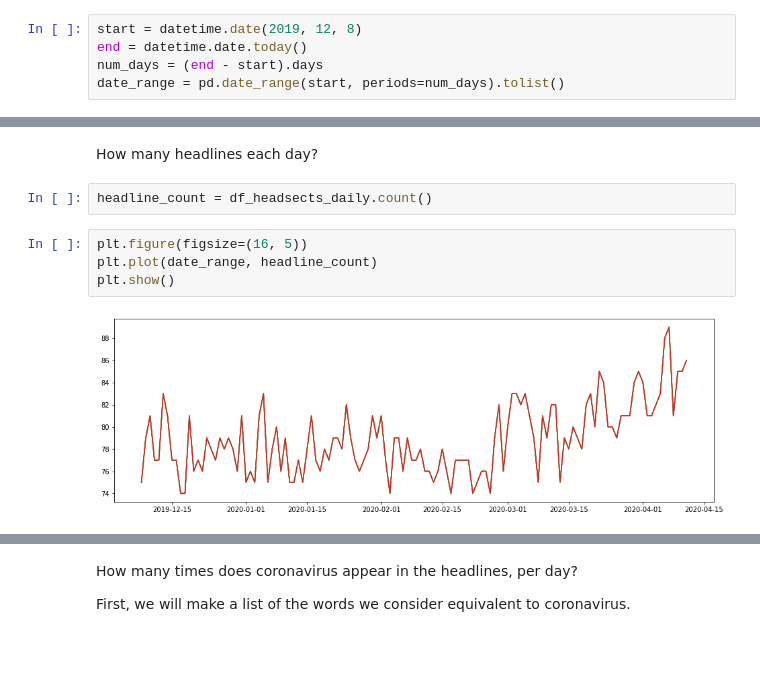
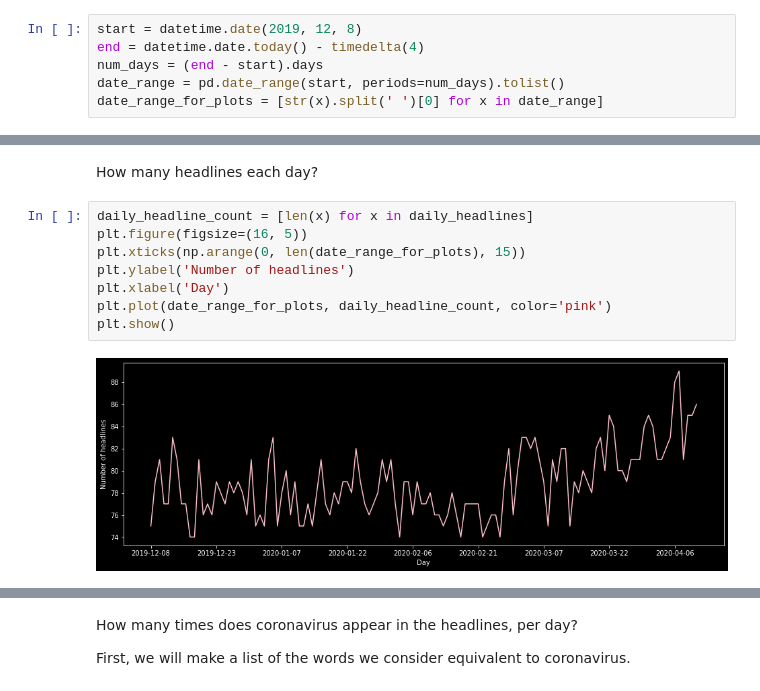
Before and after one commit to brienna/coronavirus-news-analysis, a Jupyter notebook: 2020_04_09_washington_post_scraper.ipynb, the cells around one changed output, grey strips where cells are left out. Saved outputs shown, nothing was run; the diff lists cells and outputs as text; blank space fills up the shorter version.

```diff
--- a/2020_04_09_washington_post_scraper.ipynb
+++ b/2020_04_09_washington_post_scraper.ipynb
@@ -47,7 +43,8 @@ logger.setLevel(logging.INFO)
 Set date range we are interested in. WHO knew about coronavirus as early as December 8, 2019 (https://en.wikipedia.org/wiki/Coronavirus_disease_2019), so our start date is December 8.
 # %%
 start = datetime.date(2019, 12, 8)
-end = datetime.date.today()
+end = datetime.date.today() - timedelta(4)
 num_days = (end - start).days
 date_range = pd.date_range(start, periods=num_days).tolist()
+date_range_for_plots = [str(x).split(' ')[0] for x in date_range]
 # %%
@@ -390,10 +432,12 @@ Name: headline, dtype: int64
 # %% [markdown]
 How many headlines each day?
-# %%
-headline_count = df_headsects_daily.count()
-# %%
-plt.figure(figsize=(16, 5))
-plt.plot(date_range, headline_count)
-plt.show()
-# %% [output]
-[figure, removed]
+# %%
+daily_headline_count = [len(x) for x in daily_headlines]
+plt.figure(figsize=(16, 5))
+plt.xticks(np.arange(0, len(date_range_for_plots), 15))
+plt.ylabel('Number of headlines')
+plt.xlabel('Day')
+plt.plot(date_range_for_plots, daily_headline_count, color='pink')
+plt.show()
+# %% [output]
+[figure, added]
```
Also changed, not shown: parts of 81 cells of this notebook.
